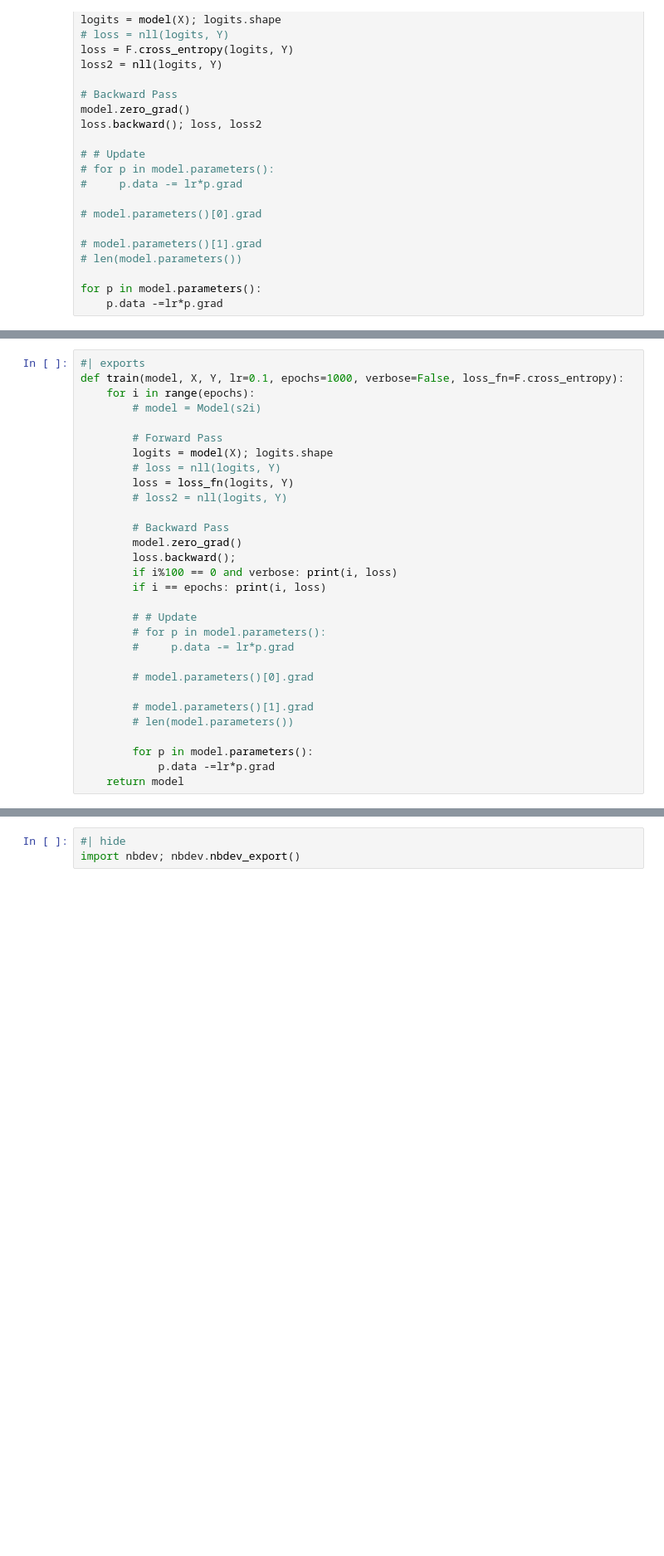
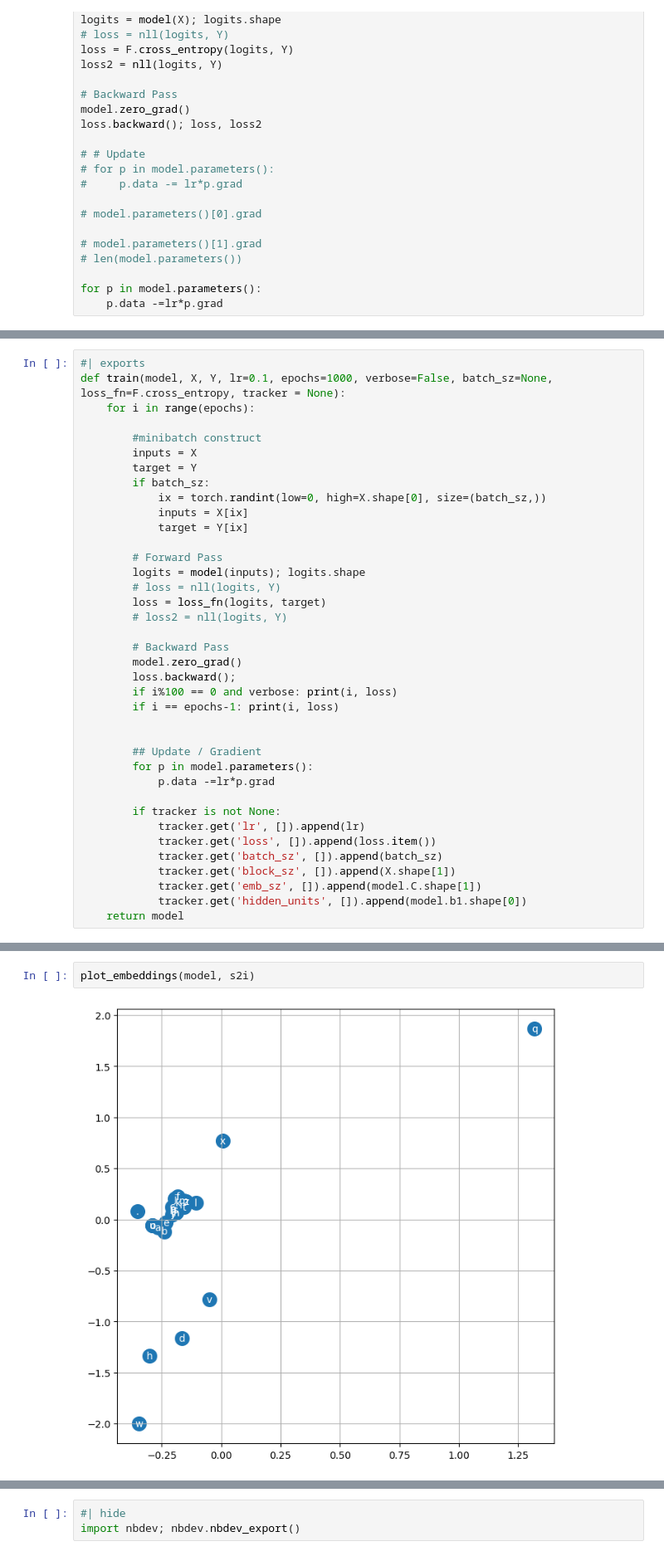
Before and after one commit to Rahuketu86/minion, a Jupyter notebook: nbs/04_makemore.mlp.ipynb, the cells around one changed output, grey strips where cells are left out. Shown at 83% size. Drawn from its saved outputs; the diff is of its cells as text; blank space fills up the shorter version.

```diff
--- a/nbs/04_makemore.mlp.ipynb
+++ b/nbs/04_makemore.mlp.ipynb
@@ -610,30 +653,38 @@ for p in model.parameters():
 # %%
 #| exports
-def train(model, X, Y, lr=0.1, epochs=1000, verbose=False, loss_fn=F.cross_entropy):
+def train(model, X, Y, lr=0.1, epochs=1000, verbose=False, batch_sz=None, loss_fn=F.cross_entropy, tracker = None):
     for i in range(epochs):
-        # model = Model(s2i)
+
+        #minibatch construct
+        inputs = X
+        target = Y
+        if batch_sz:
+            ix = torch.randint(low=0, high=X.shape[0], size=(batch_sz,))
+            inputs = X[ix]
+            target = Y[ix]
 
         # Forward Pass
-        logits = model(X); logits.shape
+        logits = model(inputs); logits.shape
         # loss = nll(logits, Y)
-        loss = loss_fn(logits, Y)
+        loss = loss_fn(logits, target)
         # loss2 = nll(logits, Y)
 
         # Backward Pass
         model.zero_grad()
         loss.backward();
         if i%100 == 0 and verbose: print(i, loss)
-        if i == epochs: print(i, loss)
+        if i == epochs-1: print(i, loss)
 
-        # # Update
-        # for p in model.parameters():
-        #     p.data -= lr*p.grad
 
-        # model.parameters()[0].grad
-
-        # model.parameters()[1].grad
-        # len(model.parameters())
-
+        ## Update / Gradient
         for p in model.parameters():
             p.data -=lr*p.grad
+
+        if tracker is not None:
+            tracker.get('lr', []).append(lr)
+            tracker.get('loss', []).append(loss.item())
+            tracker.get('batch_sz', []).append(batch_sz)
+            tracker.get('block_sz', []).append(X.shape[1])
+            tracker.get('emb_sz', []).append(model.C.shape[1])
+            tracker.get('hidden_units', []).append(model.b1.shape[0])
     return model
@@ -650,0 +725,4 @@ i%10
+# %%
+plot_embeddings(model, s2i)
+# %% [output]
+[figure, added]
```
Also changed, not shown: parts of 34 cells of this notebook, 2 other files.
